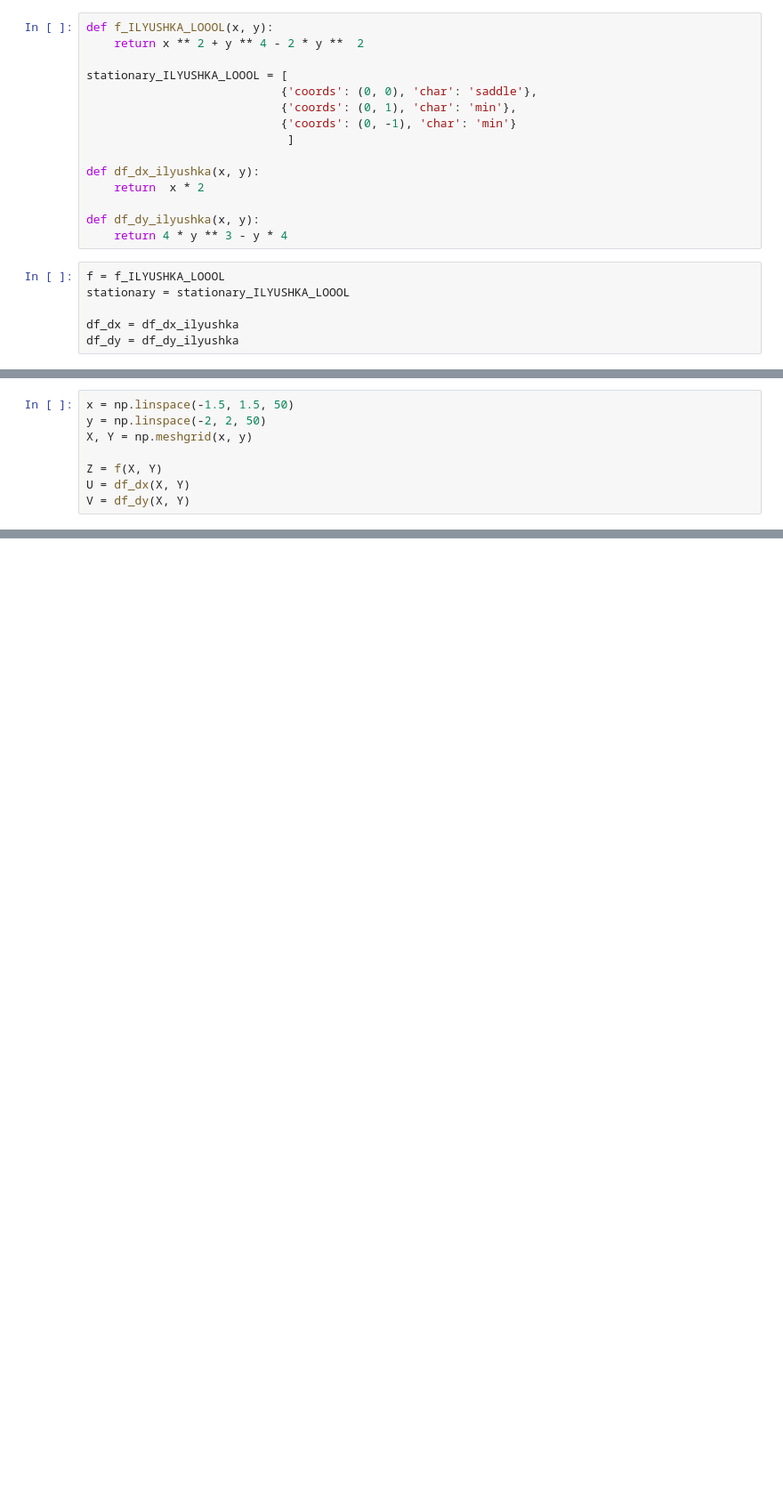
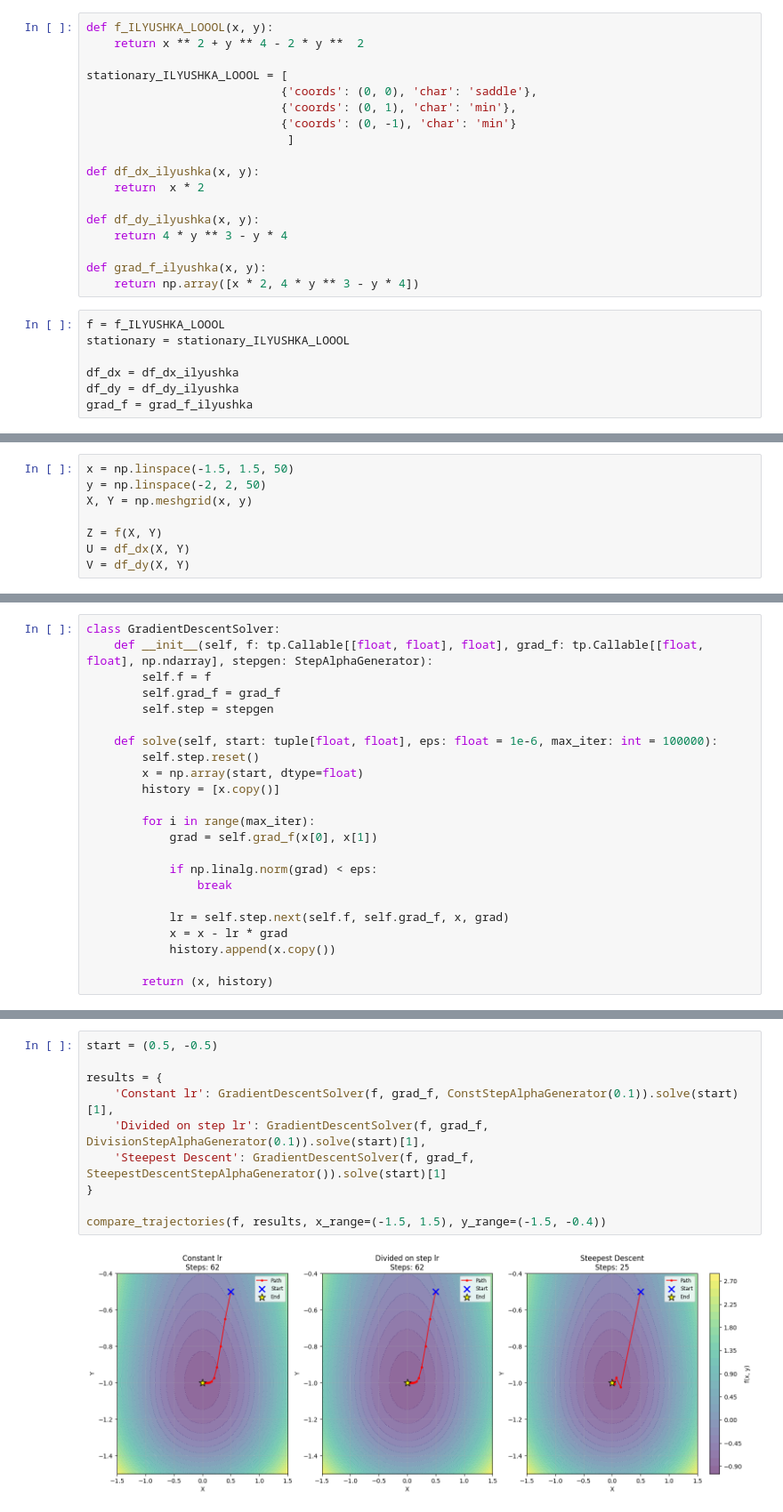
Before and after one commit to quant1on/matan_lab1s3, a Jupyter notebook: main.ipynb, the cells around one changed output, grey strips where cells are left out. Shown at 89% size. Drawn from its saved outputs; the diff is of its cells as text; blank space fills up the shorter version.

Commit message:
added base gradient descents

```diff
--- a/main.ipynb
+++ b/main.ipynb
@@ -18,12 +18,16 @@ def df_dx_ilyushka(x, y):
 
 def df_dy_ilyushka(x, y):
     return 4 * y ** 3 - y * 4
+
+def grad_f_ilyushka(x, y):
+    return np.array([x * 2, 4 * y ** 3 - y * 4])
 # %%
 f = f_ILYUSHKA_LOOOL
 stationary = stationary_ILYUSHKA_LOOOL
 
 df_dx = df_dx_ilyushka
 df_dy = df_dy_ilyushka
+grad_f = grad_f_ilyushka
 # %%
 def get_col_from_char(char: str) -> str:
     return {
@@ -173,0 +234,23 @@ visualize_gradient_field(X, Y, Z, U, V)
+# %%
+class GradientDescentSolver:
+    def __init__(self, f: tp.Callable[[float, float], float], grad_f: tp.Callable[[float, float], np.ndarray], stepgen: StepAlphaGenerator):
+        self.f = f
+        self.grad_f = grad_f
+        self.step = stepgen
+
+    def solve(self, start: tuple[float, float], eps: float = 1e-6, max_iter: int = 100000):
+        self.step.reset()
+        x = np.array(start, dtype=float)
+        history = [x.copy()]
+
+        for i in range(max_iter):
+            grad = self.grad_f(x[0], x[1])
+
+            if np.linalg.norm(grad) < eps:
+                break
+
+            lr = self.step.next(self.f, self.grad_f, x, grad)
+            x = x - lr * grad
+            history.append(x.copy())
+
+        return (x, history)
@@ -173,0 +293,12 @@ visualize_gradient_field(X, Y, Z, U, V)
+# %%
+start = (0.5, -0.5)
+
+results = {
+    'Constant lr': GradientDescentSolver(f, grad_f, ConstStepAlphaGenerator(0.1)).solve(start)[1],
+    'Divided on step lr': GradientDescentSolver(f, grad_f, DivisionStepAlphaGenerator(0.1)).solve(start)[1],
+    'Steepest Descent': GradientDescentSolver(f, grad_f, SteepestDescentStepAlphaGenerator()).solve(start)[1]
+}
+
+compare_trajectories(f, results, x_range=(-1.5, 1.5), y_range=(-1.5, -0.4))
+# %% [output]
+[figure, added]
```
Also changed, not shown: parts of 3 cells of this notebook.
